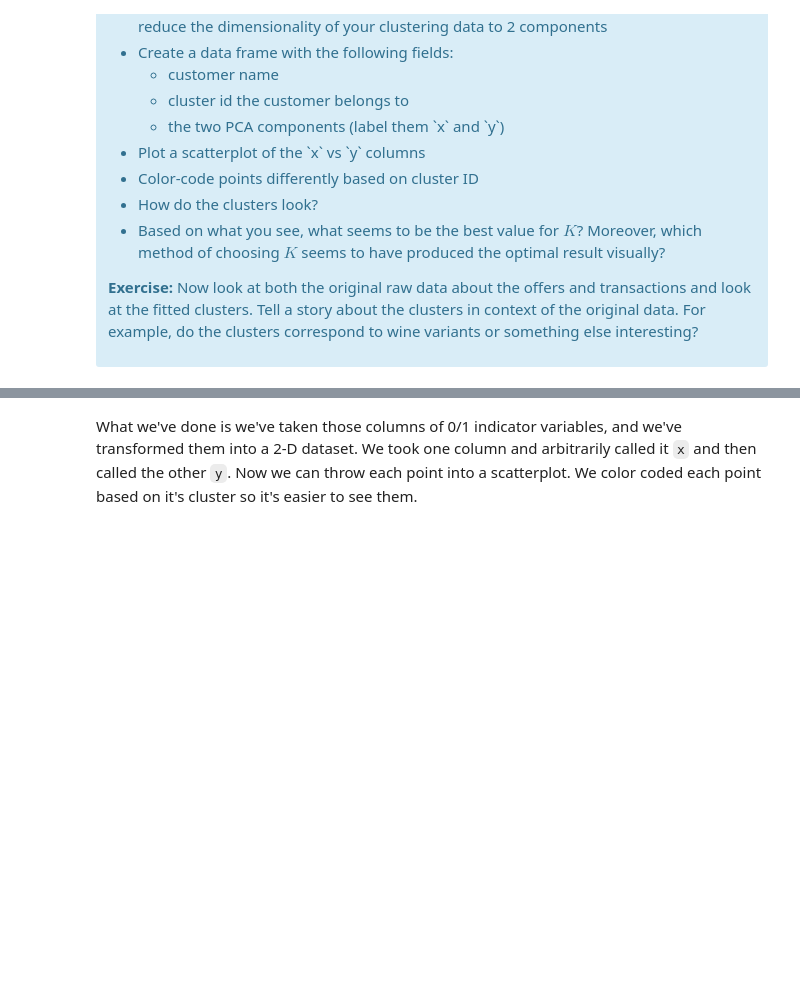
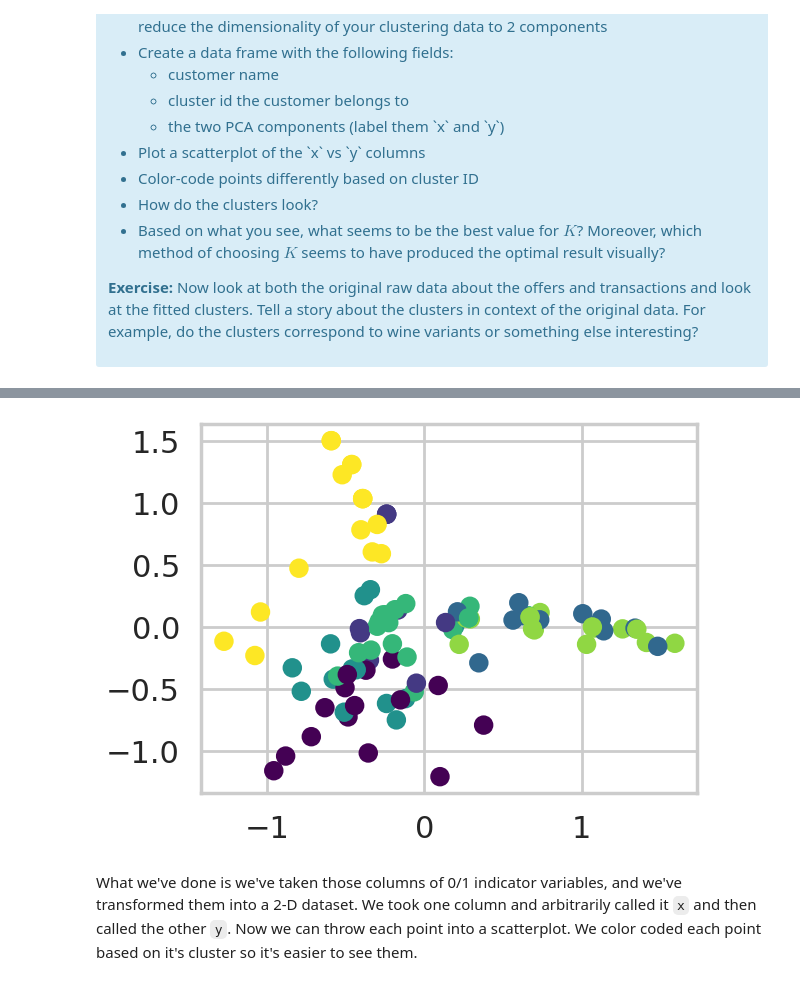
Before and after one commit to blue-santa/sprinboard-data-science-2026, a Jupyter notebook: 15-unsupervised-learning/06-principal-component-analysis/Clustering Case Study - Customer Segmentation with K-Means - Tier 3.ipynb, the cells around one changed output, grey strips where cells are left out. Saved outputs shown, nothing was run; the diff lists cells and outputs as text; code cells hidden in the pictures; blank space fills up the shorter version.

```diff
--- a/15-unsupervised-learning/06-principal-component-analysis/Clustering Case Study - Customer Segmentation with K-Means - Tier 3.ipynb
+++ b/15-unsupervised-learning/06-principal-component-analysis/Clustering Case Study - Customer Segmentation with K-Means - Tier 3.ipynb
@@ -389,0 +393,4 @@ This is only one use of PCA for dimension reduction. We can also use PCA when we
+# %%
+from sklearn.decomposition import PCA
+pca = PCA(n_components=2)
+pca_res = pca.fit_transform(x_cols)
@@ -389,0 +399,7 @@ This is only one use of PCA for dimension reduction. We can also use PCA when we
+# %%
+df_pca = pd.DataFrame({
+    'customer_name': df.index,
+    'cluster': kmeans_list[5].labels_,
+    'x': pca_res[:,0],
+    'y': pca_res[:,1]
+})
@@ -390,3 +415,10 @@ This is only one use of PCA for dimension reduction. We can also use PCA when we
+# %%
+fig, ax = plt.subplots()
+_ = plt.scatter(df_pca['x'], df_pca['y'], c=df_pca['cluster'], cmap='viridis')
+plt.savefig(f
+plt.show()
+# %% [output]
+[figure, added]
 # %% [markdown]
 What we've done is we've taken those columns of 0/1 indicator variables, and we've transformed them into a 2-D dataset. We took one column and arbitrarily called it `x` and then called the other `y`. Now we can throw each point into a scatterplot. We color coded each point based on it's cluster so it's easier to see them.
 # %% [markdown]
```
Also changed, not shown: parts of 5 cells of this notebook, 1 other file.
